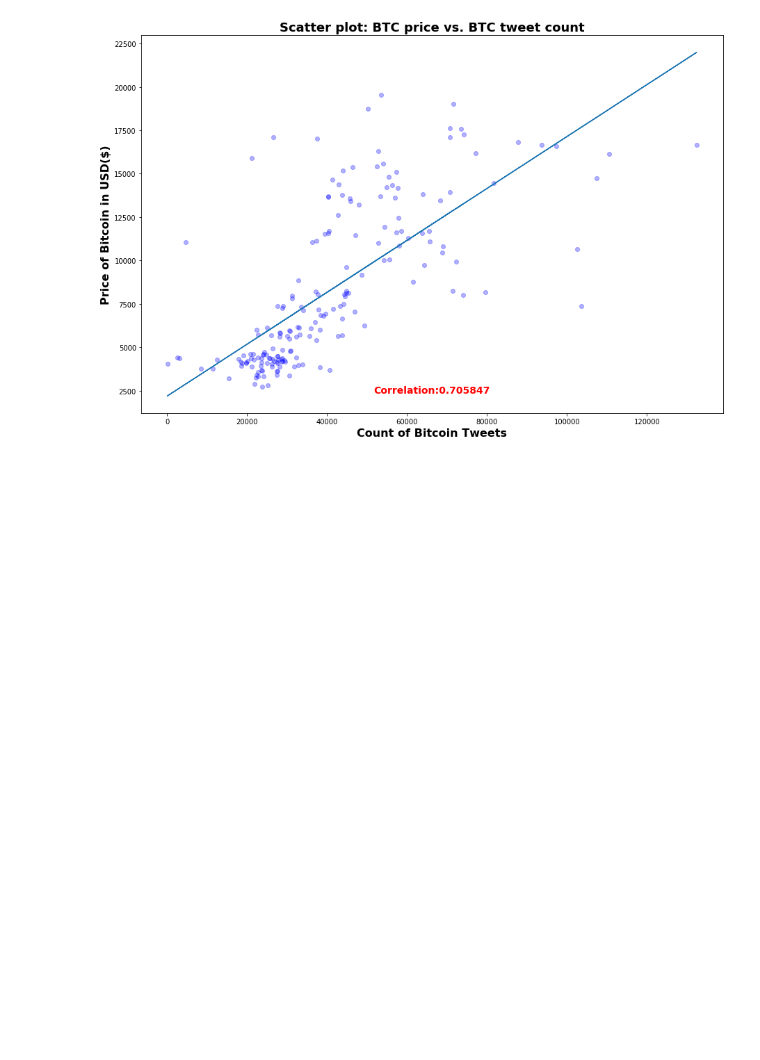
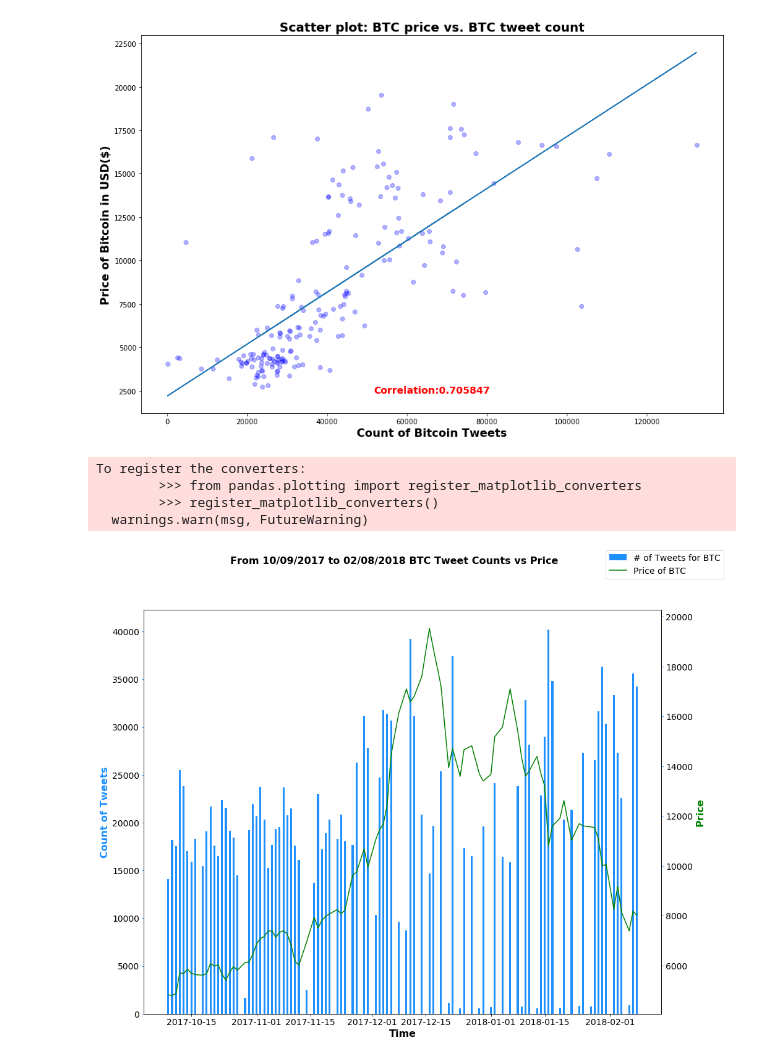
Before and after one commit to ThomasADuffy/Crypto-Capstone-1, a Jupyter notebook: notebooks/graphing_notebook.ipynb, the cells around one changed output. Cells and saved outputs as stored; diff of their text form; code cells hidden in the pictures; blank space fills up the shorter version.

```diff
--- a/notebooks/graphing_notebook.ipynb
+++ b/notebooks/graphing_notebook.ipynb
@@ -84,5 +101,11 @@ graph.scatter_plot(BTC_new,xcolname='count',ycolname='price_usd_value',color='bl
 # %% [output]
 [figure]
 # %%
-graph.tweet_vs_price_graph(BTC,'BTC','BTC_price_vs_tweets_linegraph_bar.png',width=.5)
+BTC_old.tweet_vs_price_graph('BTC','BTC_price_vs_tweets_linegraph_bar.png',width=.5)
+# %% [output]
+To register the converters:
+        >>> from pandas.plotting import register_matplotlib_converters
+        >>> register_matplotlib_converters()
+  warnings.warn(msg, FutureWarning)
+[figure, added]
 # %%
```
Also changed, not shown: parts of 28 cells of this notebook, 3 other files.
